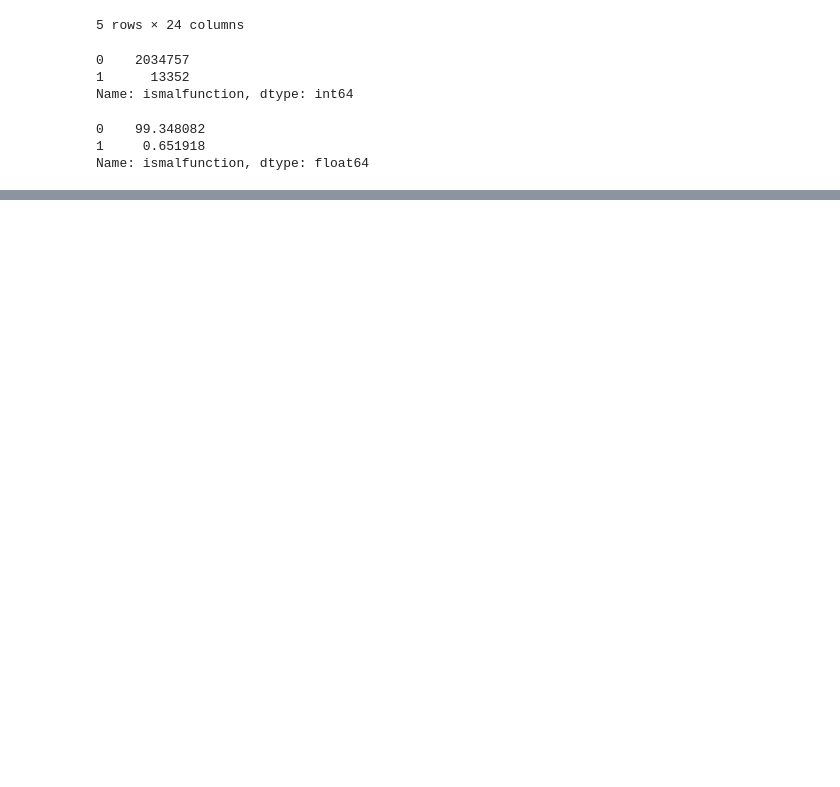
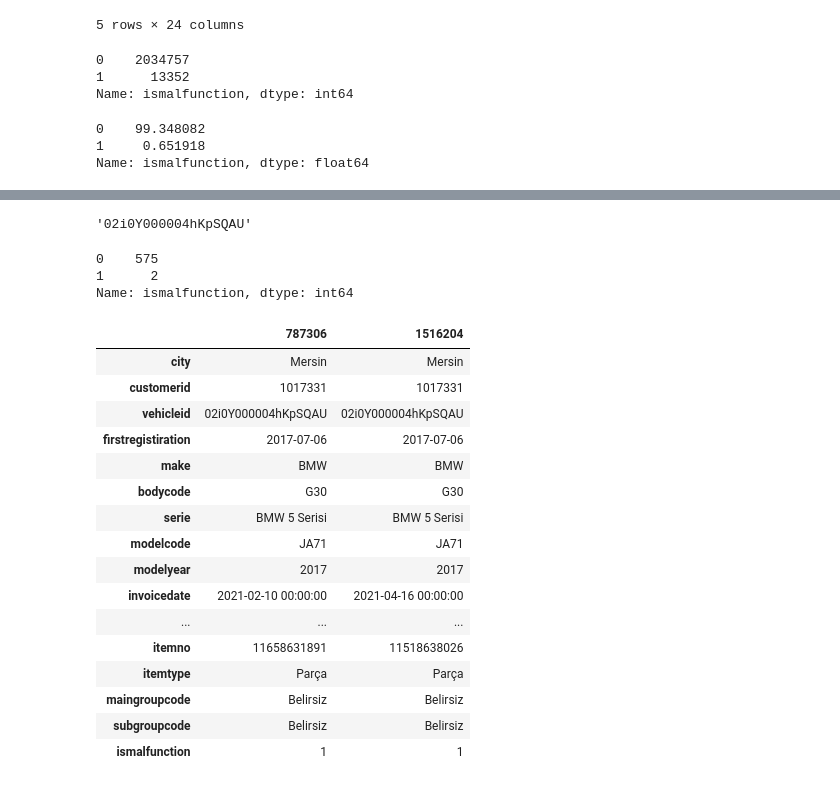
Before and after one commit to KdrDrn/04_PROJECTS, a Jupyter notebook: 29_Borusan_Datathon/Untitled.ipynb, the cells around one changed output, grey strips where cells are left out. Cells and saved outputs as stored; diff of their text form; code cells hidden in the pictures; blank space fills up the shorter version.

```diff
--- a/29_Borusan_Datathon/Untitled.ipynb
+++ b/29_Borusan_Datathon/Untitled.ipynb
@@ -72,0 +109,30 @@ Name: ismalfunction, dtype: float64
+# %%
+df.groupby("vehicleid")["invoicedate"].count().idxmax()
+# %% [output]
+'02i0Y000004hKpSQAU'
+# %%
+df[(df["vehicleid"]=="02i0Y000004hKpSQAU")]['ismalfunction'].value_counts()
+# %% [output]
+0    575
+1      2
+Name: ismalfunction, dtype: int64
+# %%
+df[(df["vehicleid"]=="02i0Y000004hKpSQAU")&(df["ismalfunction"]==1)].T
+# %% [output]
+|  | 787306 | 1516204 |
+| city | Mersin | Mersin |
+| customerid | 1017331 | 1017331 |
+| vehicleid | 02i0Y000004hKpSQAU | 02i0Y000004hKpSQAU |
+| firstregistiration | 2017-07-06 | 2017-07-06 |
+| make | BMW | BMW |
+| bodycode | G30 | G30 |
+| serie | BMW 5 Serisi | BMW 5 Serisi |
+| modelcode | JA71 | JA71 |
+| modelyear | 2017 | 2017 |
+| invoicedate | 2021-02-10 00:00:00 | 2021-04-16 00:00:00 |
+| ... | ... | ... |
+| itemno | 11658631891 | 11518638026 |
+| itemtype | Parça | Parça |
+| maingroupcode | Belirsiz | Belirsiz |
+| subgroupcode | Belirsiz | Belirsiz |
+| ismalfunction | 1 | 1 |
```
Also changed, not shown: parts of 14 cells of this notebook.
